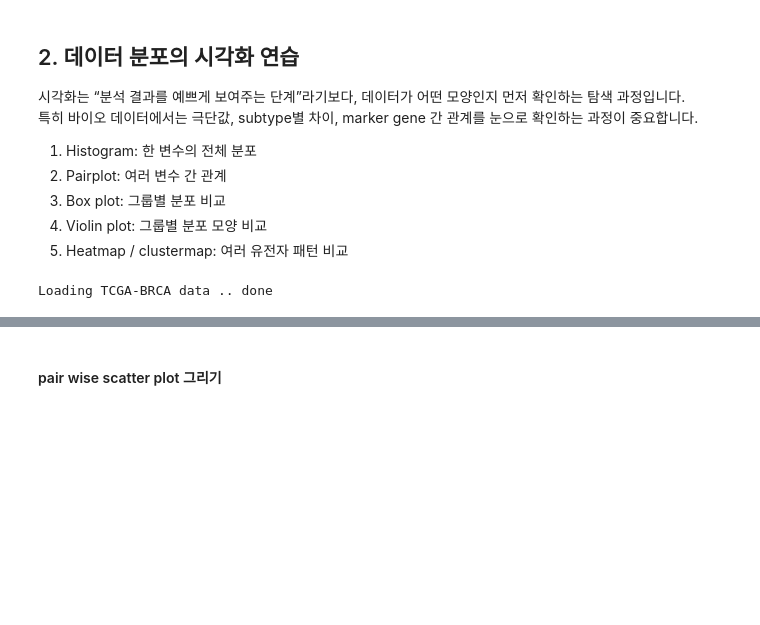
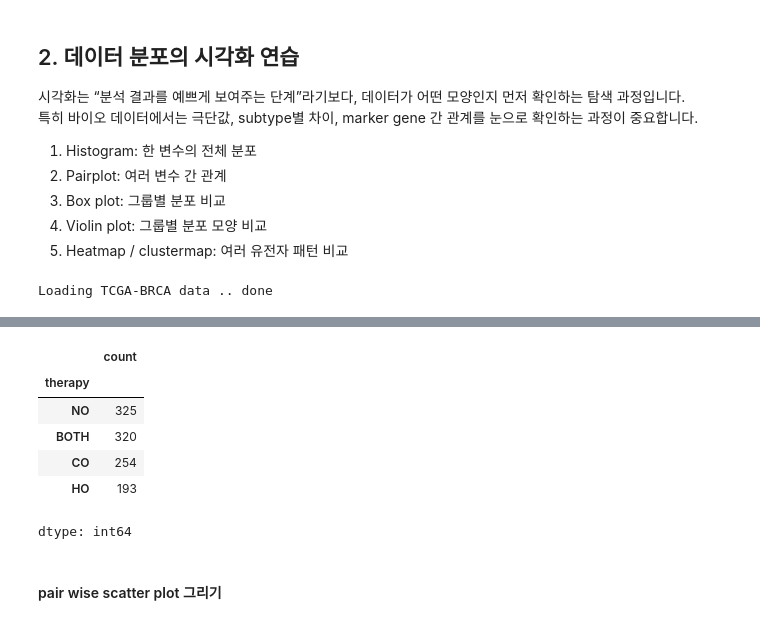
Before and after one commit to hyunhee1123/health-checkup-analysis, a Jupyter notebook: Notebooks/bio_bigdata_workshop_1A_python_pandas_visualization_practice.ipynb, the cells around one changed output, grey strips where cells are left out. Saved outputs shown, nothing was run; the diff lists cells and outputs as text; code cells hidden in the pictures; blank space fills up the shorter version.

```diff
--- a/Notebooks/bio_bigdata_workshop_1A_python_pandas_visualization_practice.ipynb
+++ b/Notebooks/bio_bigdata_workshop_1A_python_pandas_visualization_practice.ipynb
@@ -613,3 +743,14 @@ plt.legend(['ESR1', 'ERBB2'])
+# %%
+df_clinical['therapy'].value_counts()
+# CO : chemotherapy / HO : Hormonetherapy
+# %% [output]
+|  | count |
+| therapy |  |
+| NO | 325 |
+| BOTH | 320 |
+| CO | 254 |
+| HO | 193 |
+dtype: int64
 # %% [markdown]
 #### pair wise scatter plot 그리기
 # %%
```
Also changed, not shown: parts of 25 cells of this notebook.
